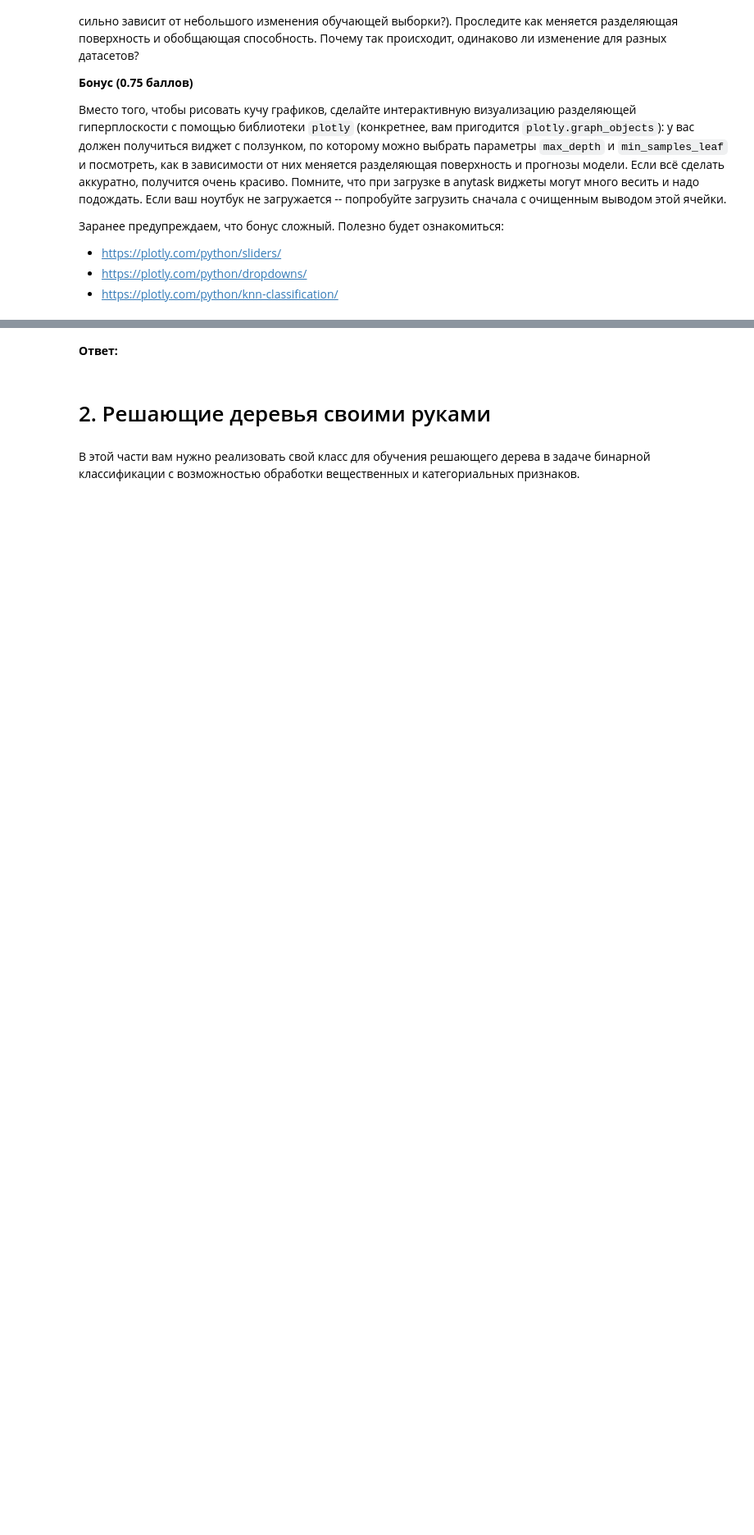
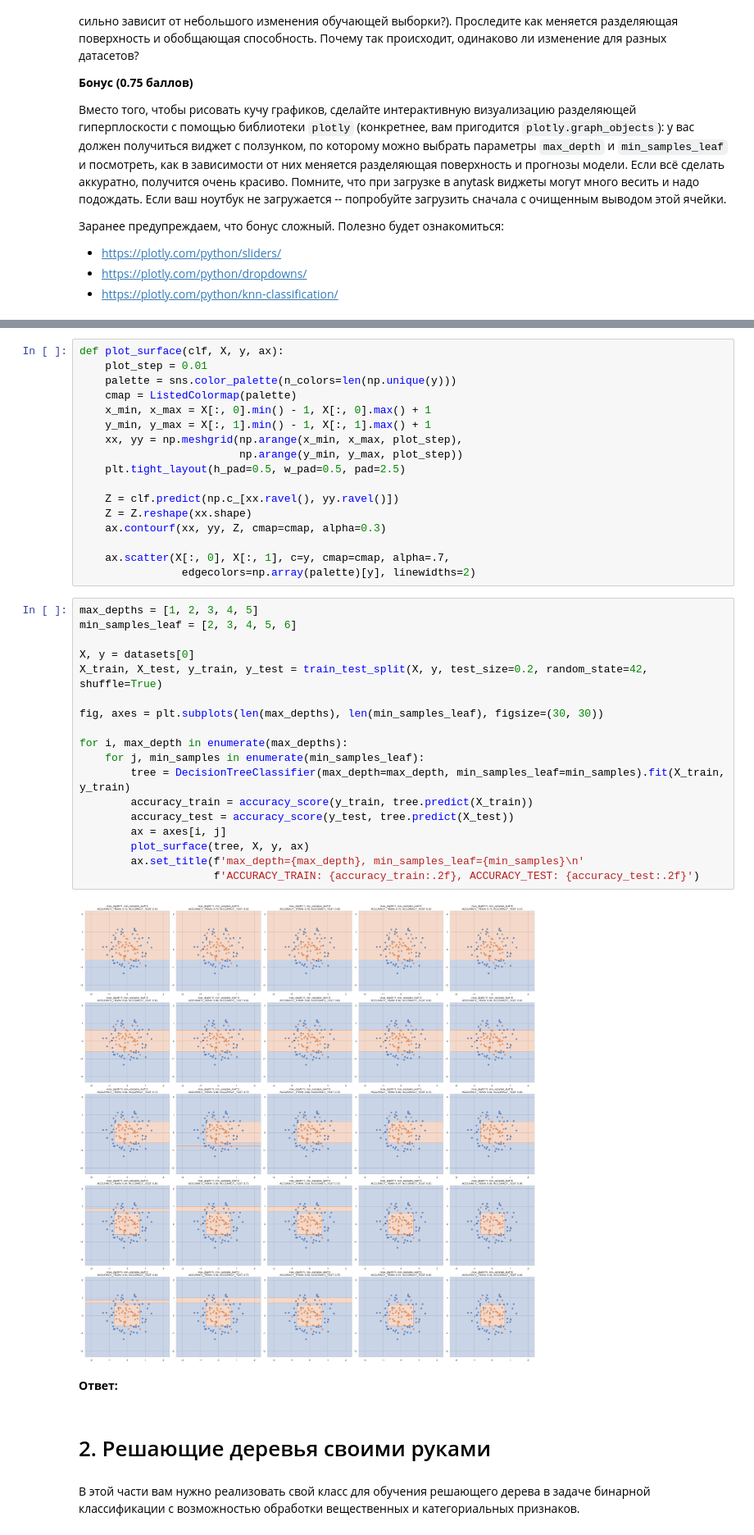
Before and after one commit to Uralbeckins/ML-Sokolov-Course, a Jupyter notebook: homework-practice-05-trees.ipynb, the cells around one changed output, grey strips where cells are left out. Shown at 82% size. Cells and saved outputs as stored; diff of their text form; blank space fills up the shorter version.

```diff
--- a/homework-practice-05-trees.ipynb
+++ b/homework-practice-05-trees.ipynb
@@ -171,3 +169,40 @@ __Бонус (0.75 баллов)__
+# %%
+def plot_surface(clf, X, y, ax):
+    plot_step = 0.01
+    palette = sns.color_palette(n_colors=len(np.unique(y)))
+    cmap = ListedColormap(palette)
+    x_min, x_max = X[:, 0].min() - 1, X[:, 0].max() + 1
+    y_min, y_max = X[:, 1].min() - 1, X[:, 1].max() + 1
+    xx, yy = np.meshgrid(np.arange(x_min, x_max, plot_step),
+                         np.arange(y_min, y_max, plot_step))
+    plt.tight_layout(h_pad=0.5, w_pad=0.5, pad=2.5)
+
+    Z = clf.predict(np.c_[xx.ravel(), yy.ravel()])
+    Z = Z.reshape(xx.shape)
+    ax.contourf(xx, yy, Z, cmap=cmap, alpha=0.3)
+
+    ax.scatter(X[:, 0], X[:, 1], c=y, cmap=cmap, alpha=.7,
+                edgecolors=np.array(palette)[y], linewidths=2)
+# %%
+max_depths = [1, 2, 3, 4, 5]
+min_samples_leaf = [2, 3, 4, 5, 6]
+
+X, y = datasets[0]
+X_train, X_test, y_train, y_test = train_test_split(X, y, test_size=0.2, random_state=42, shuffle=True)
+
+fig, axes = plt.subplots(len(max_depths), len(min_samples_leaf), figsize=(30, 30))
+
+for i, max_depth in enumerate(max_depths):
+    for j, min_samples in enumerate(min_samples_leaf):
+        tree = DecisionTreeClassifier(max_depth=max_depth, min_samples_leaf=min_samples).fit(X_train, y_train)
+        accuracy_train = accuracy_score(y_train, tree.predict(X_train))
+        accuracy_test = accuracy_score(y_test, tree.predict(X_test))
+        ax = axes[i, j]
+        plot_surface(tree, X, y, ax)
+        ax.set_title(f'max_depth={max_depth}, min_samples_leaf={min_samples}\n'
+                     f'ACCURACY_TRAIN: {accuracy_train:.2f}, ACCURACY_TEST: {accuracy_test:.2f}')
+# %% [output]
+[figure, added]
 # %% [markdown]
 __Ответ:__
 # %% [markdown]
```
Also changed, not shown: parts of 8 cells of this notebook, 1 other file.
